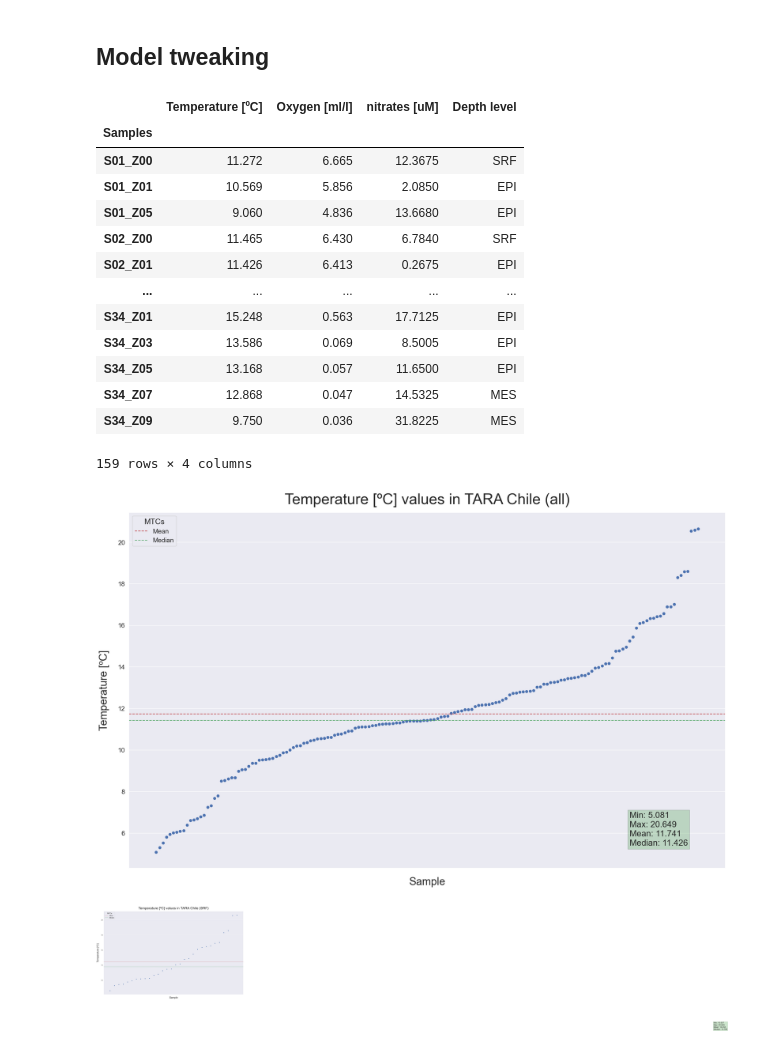
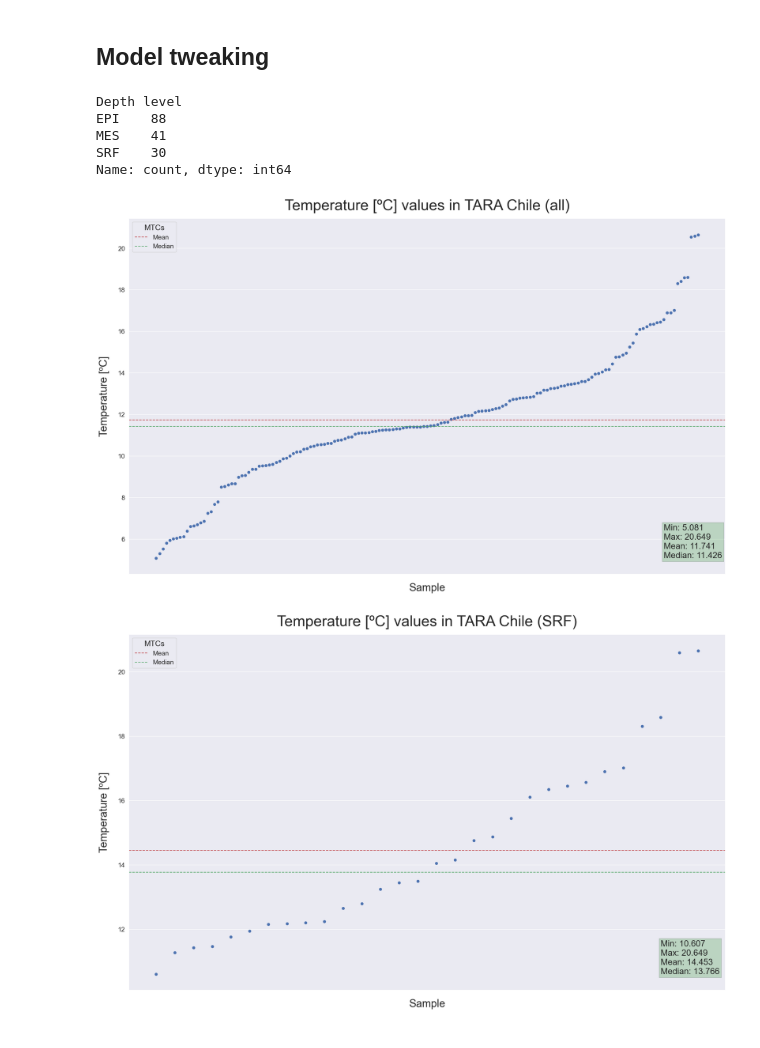
Before and after one commit to Jotapeishh/tara_satellite_genomic, a Jupyter notebook: 02_codes/Exploration.ipynb, the cells around one changed output. Drawn from its saved outputs; the diff is of its cells as text; code cells hidden in the pictures.

Commit message:
Graph generation tweaks

```diff
--- a/02_codes/Exploration.ipynb
+++ b/02_codes/Exploration.ipynb
@@ -1252,22 +1248,13 @@ nitrates = 0.5*(s1+s2)
 md_df['nitrates [uM]'] = nitrates
 # %%
 md_df = md_df[['Temperature [ºC]','Oxygen [ml/l]','nitrates [uM]', 'Depth level']]
-# %%
-md_df
-# %% [output]
-|  | Temperature [ºC] | Oxygen [ml/l] | nitrates [uM] | Depth level |
-| Samples |  |  |  |  |
-| S01_Z00 | 11.272 | 6.665 | 12.3675 | SRF |
-| S01_Z01 | 10.569 | 5.856 | 2.0850 | EPI |
-| S01_Z05 | 9.060 | 4.836 | 13.6680 | EPI |
-| S02_Z00 | 11.465 | 6.430 | 6.7840 | SRF |
-| S02_Z01 | 11.426 | 6.413 | 0.2675 | EPI |
-| ... | ... | ... | ... | ... |
-| S34_Z01 | 15.248 | 0.563 | 17.7125 | EPI |
-| S34_Z03 | 13.586 | 0.069 | 8.5005 | EPI |
-| S34_Z05 | 13.168 | 0.057 | 11.6500 | EPI |
-| S34_Z07 | 12.868 | 0.047 | 14.5325 | MES |
-| S34_Z09 | 9.750 | 0.036 | 31.8225 | MES |
-159 rows × 4 columns
+# %%
+md_df['Depth level'].value_counts()
+# %% [output]
+Depth level
+EPI    88
+MES    41
+SRF    30
+Name: count, dtype: int64
 # %%
 import matplotlib.pyplot as plt
@@ -1275,38 +1263,43 @@ import seaborn as sns
 # %%
+xvals = {'all': 148, 'SRF': 27, 'MES': 38, 'EPI': 81}
+spaces = {'Temperature [ºC]':5,'Oxygen [ml/l]':7,'nitrates [uM]':5}
 for col in md_df.columns:
     if col != 'Depth level':
+        space = spaces[col]
+        xval = xvals['all']
         data = md_df[col].sort_values()
         fig, ax = plt.subplots(figsize = (25,15))
         ax.set_title(f'{col} values in TARA Chile (all)', fontsize = 35, pad = 20)
         ax.set_xticks([])
         plt.yticks(fontsize = 15)
         plt.axhline(data.mean(), linestyle='--', color = 'r', label = 'Mean')
         plt.axhline(data.median(), linestyle='--', color = 'g', label = 'Median')
         ax.set_ylabel(f'{col}', fontsize = 25,labelpad=20)
         ax.set_xlabel('Sample', fontsize = 25,labelpad=20)
         ax.legend(title="MTCs", fontsize = 15, title_fontsize = 18)
-        plt.text(138, 5.4, f'Min: {data.min():.3f}\nMax: {data.max():.3f}\nMean: {data.mean():.3f}\nMedian: {data.median():.3f}', fontsize = 20, bbox = dict(facecolor = 'green', alpha = 0.2, ec = 'black'))
+        plt.text(xval, data.min(), f'Min: {data.min():.3f}\nMax: {data.max():.3f}\nMean: {data.mean():.3f}\nMedian: {data.median():.3f}', fontsize = 20, bbox = dict(facecolor = 'green', alpha = 0.2, ec = 'black'))
         plt.scatter(data.index,data)
         sns.set(style='darkgrid')
-        path = f'../03_results/out_ch_data_analysis/{col[:-4]}_all'
+        path = f'../03_results/out_ch_data_analysis/{col[:-space]}_all'
         plt.savefig(path)
         for depth in md_df['Depth level'].unique():
             #plot by depth level
+            xval = xvals[depth]
             data = (md_df[md_df['Depth level'] == depth])[col].sort_values()
             fig, ax = plt.subplots(figsize = (25,15))
             ax.set_title(f'{col} values in TARA Chile ({depth})', fontsize = 35, pad = 20)
             ax.set_xticks([])
             plt.yticks(fontsize = 15)
             plt.axhline(data.mean(), linestyle='--', color = 'r', label = 'Mean')
             plt.axhline(data.median(), linestyle='--', color = 'g', label = 'Median')
             ax.set_ylabel(f'{col}', fontsize = 25,labelpad=20)
             ax.set_xlabel('Sample', fontsize = 25,labelpad=20)
             ax.legend(title="MTCs", fontsize = 15, title_fontsize = 18)
-            plt.text(138, 5.4, f'Min: {data.min():.3f}\nMax: {data.max():.3f}\nMean: {data.mean():.3f}\nMedian: {data.median():.3f}', fontsize = 20, bbox = dict(facecolor = 'green', alpha = 0.2, ec = 'black'))
+            plt.text(xval, data.min(), f'Min: {data.min():.3f}\nMax: {data.max():.3f}\nMean: {data.mean():.3f}\nMedian: {data.median():.3f}', fontsize = 20, bbox = dict(facecolor = 'green', alpha = 0.2, ec = 'black'))
             plt.scatter(data.index,data)
             sns.set(style='darkgrid')
             path = f'../03_results/out_ch_data_analysis/{col[:-4]}_{depth}'
             plt.savefig(path)
 # %% [output]
-[figure, old version]
+[figure, new version]
-[figure, old version]
+[figure, new version]
```
Also changed, not shown: parts of 9 cells of this notebook, 1 other file.
